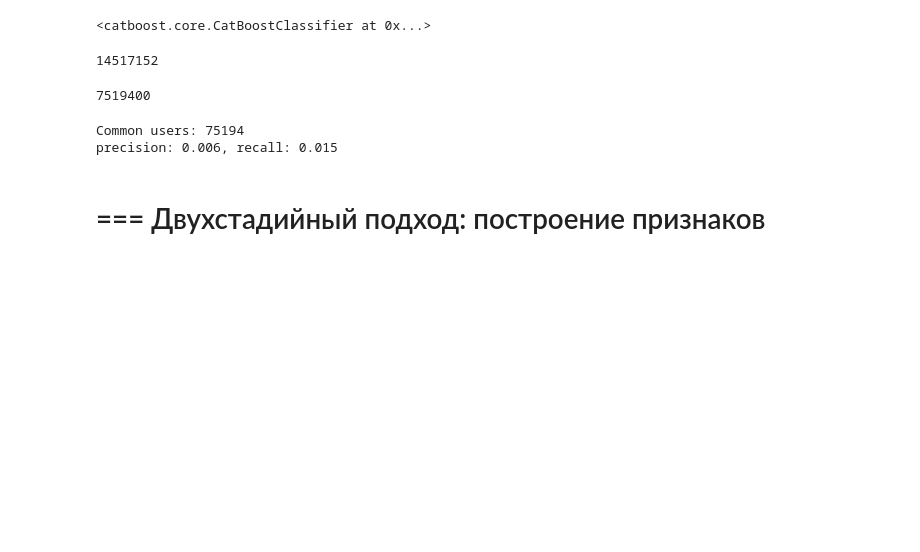
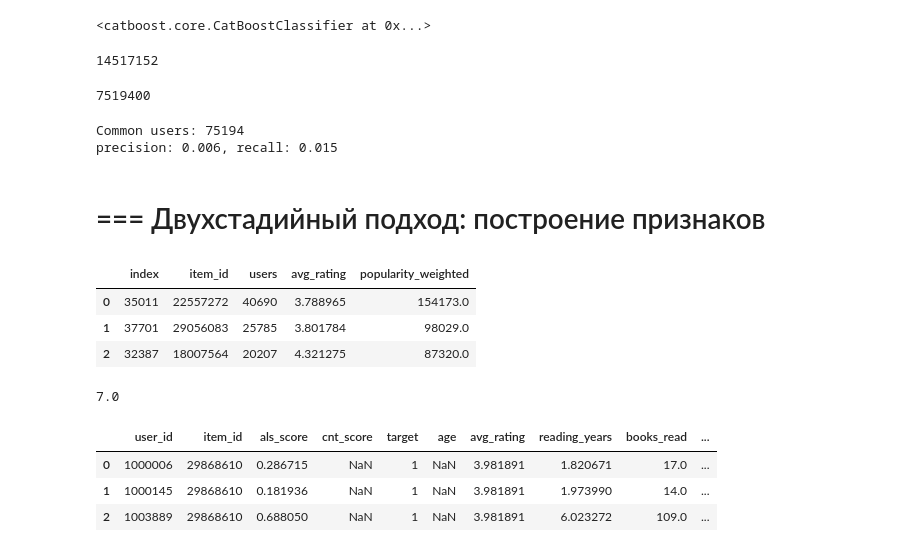
Before and after one commit to ujhmaster/mle-recsys-start, a Jupyter notebook: main_offline.ipynb, the cells around one changed output. Saved outputs shown, nothing was run; the diff lists cells and outputs as text; code cells hidden in the pictures; blank space fills up the shorter version.

```diff
--- a/main_offline.ipynb
+++ b/main_offline.ipynb
@@ -1018,3 +1009,45 @@ Common users: 75194
 precision: 0.006, recall: 0.015
 # %% [markdown]
 # === Двухстадийный подход: построение признаков
+# %%
+item_popularity.head(3)
+# %% [output]
+|  | index | item_id | users | avg_rating | popularity_weighted |
+| 0 | 35011 | 22557272 | 40690 | 3.788965 | 154173.0 |
+| 1 | 37701 | 29056083 | 25785 | 3.801784 | 98029.0 |
+| 2 | 32387 | 18007564 | 20207 | 4.321275 | 87320.0 |
+# %%
+items["age"] = 2018-items["publication_year"]
+invalid_age_idx = items["age"] < 0
+items.loc[invalid_age_idx, "age"] = np.nan
+items["age"] = items["age"].astype("float")
+items = items.merge(item_popularity[["avg_rating","item_id"]], on="item_id")
+# %%
+candidates_for_train = candidates_for_train.merge(items[["age","avg_rating","item_id"]],on="item_id")
+candidates_to_rank = candidates_to_rank.merge(items[["age","avg_rating","item_id"]],on="item_id")
+# %%
+candidates_to_rank["age"].median()
+# %% [output]
+7.0
+# %%
+def get_user_features(events):
+    """ считает пользовательские признаки """
+
+    user_features = events.groupby("user_id").agg(
+        reading_years=("started_at", lambda x: (x.max()-x.min()).days/365.25),
+        books_read=("item_id", "count"),
+        rating_avg=("rating", "mean"),
+        rating_std=("rating", "std"))
+
+    user_features["books_per_year"] = user_features["books_read"] / user_features["reading_years"]
+
+    return user_features
+
+user_features_for_train = get_user_features(events_train)
+candidates_for_train = candidates_for_train.merge(user_features_for_train, on="user_id", how="left")
+candidates_for_train.head(3)
+# %% [output]
+|  | user_id | item_id | als_score | cnt_score | target | age | avg_rating | reading_years | books_read | ... |
+| 0 | 1000006 | 29868610 | 0.286715 | NaN | 1 | NaN | 3.981891 | 1.820671 | 17.0 | ... |
+| 1 | 1000145 | 29868610 | 0.181936 | NaN | 1 | NaN | 3.981891 | 1.973990 | 14.0 | ... |
+| 2 | 1003889 | 29868610 | 0.688050 | NaN | 1 | NaN | 3.981891 | 6.023272 | 109.0 | ... |
```
Also changed, not shown: parts of 25 cells of this notebook, 4 other files.
